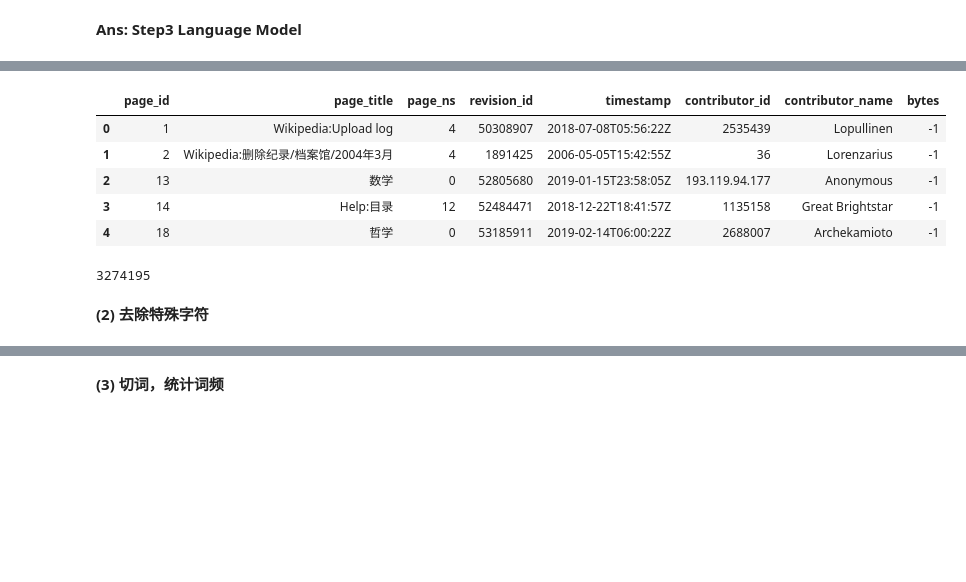
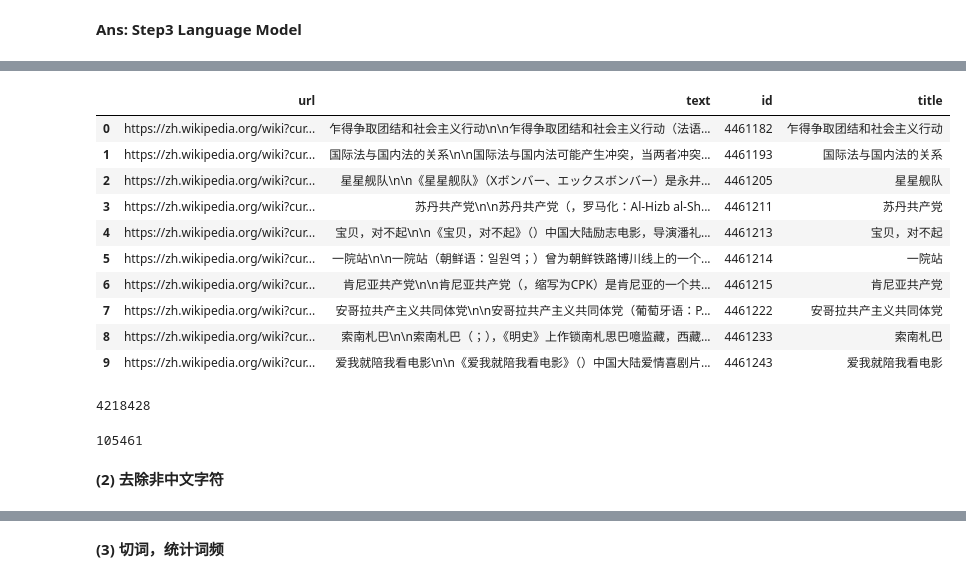
Before and after one commit to huakeda1/AI_For_NLP, a Jupyter notebook: Lesson02-LanguageModel/Assignment-02.ipynb, the cells around one changed output, grey strips where cells are left out. Drawn from its saved outputs; the diff is of its cells as text; code cells hidden in the pictures; blank space fills up the shorter version.

```diff
--- a/Lesson02-LanguageModel/Assignment-02.ipynb
+++ b/Lesson02-LanguageModel/Assignment-02.ipynb
@@ -128,13 +151,18 @@ True
 # %%
 import pandas as pd
 # %%
-df = pd.read_csv('datasource/zhwiki-20190401-pages-articles.csv', quotechar='|', index_col = False)
+df = pd.read_csv('zhwiki-20190420-pages-articles.csv')
 # %%
-df.head()
+df.head(10)
 # %% [output]
-|  | page_id | page_title | page_ns | revision_id | timestamp | contributor_id | contributor_name | bytes |
-| 0 | 1 | Wikipedia:Upload log | 4 | 50308907 | 2018-07-08T05:56:22Z | 2535439 | Lopullinen | -1 |
-| 1 | 2 | Wikipedia:删除纪录/档案馆/2004年3月 | 4 | 1891425 | 2006-05-05T15:42:55Z | 36 | Lorenzarius | -1 |
-| 2 | 13 | 数学 | 0 | 52805680 | 2019-01-15T23:58:05Z | 193.119.94.177 | Anonymous | -1 |
-| 3 | 14 | Help:目录 | 12 | 52484471 | 2018-12-22T18:41:57Z | 1135158 | Great Brightstar | -1 |
-| 4 | 18 | 哲学 | 0 | 53185911 | 2019-02-14T06:00:22Z | 2688007 | Archekamioto | -1 |
+|  | url | text | id | title |
+| 0 | https://zh.wikipedia.org/wiki?cur... | 乍得争取团结和社会主义行动\n\n乍得争取团结和社会主义行动（法语... | 4461182 | 乍得争取团结和社会主义行动 |
+| 1 | https://zh.wikipedia.org/wiki?cur... | 国际法与国内法的关系\n\n国际法与国内法可能产生冲突，当两者冲突... | 4461193 | 国际法与国内法的关系 |
+| 2 | https://zh.wikipedia.org/wiki?cur... | 星星舰队\n\n《星星舰队》（Xボンバー、エックスボンバー）是永井... | 4461205 | 星星舰队 |
+| 3 | https://zh.wikipedia.org/wiki?cur... | 苏丹共产党\n\n苏丹共产党（，罗马化：Al-Hizb al-Sh... | 4461211 | 苏丹共产党 |
+| 4 | https://zh.wikipedia.org/wiki?cur... | 宝贝，对不起\n\n《宝贝，对不起》（）中国大陆励志电影，导演潘礼... | 4461213 | 宝贝，对不起 |
+| 5 | https://zh.wikipedia.org/wiki?cur... | 一院站\n\n一院站（朝鲜语：일원역；）曾为朝鲜铁路博川线上的一个... | 4461214 | 一院站 |
+| 6 | https://zh.wikipedia.org/wiki?cur... | 肯尼亚共产党\n\n肯尼亚共产党（，缩写为CPK）是肯尼亚的一个共... | 4461215 | 肯尼亚共产党 |
+| 7 | https://zh.wikipedia.org/wiki?cur... | 安哥拉共产主义共同体党\n\n安哥拉共产主义共同体党（葡萄牙语：P... | 4461222 | 安哥拉共产主义共同体党 |
+| 8 | https://zh.wikipedia.org/wiki?cur... | 索南札巴\n\n索南札巴（；），《明史》上作锁南札思巴噫监藏，西藏... | 4461233 | 索南札巴 |
+| 9 | https://zh.wikipedia.org/wiki?cur... | 爱我就陪我看电影\n\n《爱我就陪我看电影》（）中国大陆爱情喜剧片... | 4461243 | 爱我就陪我看电影 |
@@ -142,0 +169,4 @@ page_title_list = df['page_title'].tolist()
+# %%
+df.size
+# %% [output]
+4218428
@@ -143,6 +176,6 @@ page_title_list = df['page_title'].tolist()
 # %%
-len(page_title_list)
+len(ALL_TEXT)
 # %% [output]
-3274195
+105461
 # %% [markdown]
-**(2) 去除特殊字符**
+**(2) 去除非中文字符**
```
Also changed, not shown: parts of 37 cells of this notebook, 46 other files.
